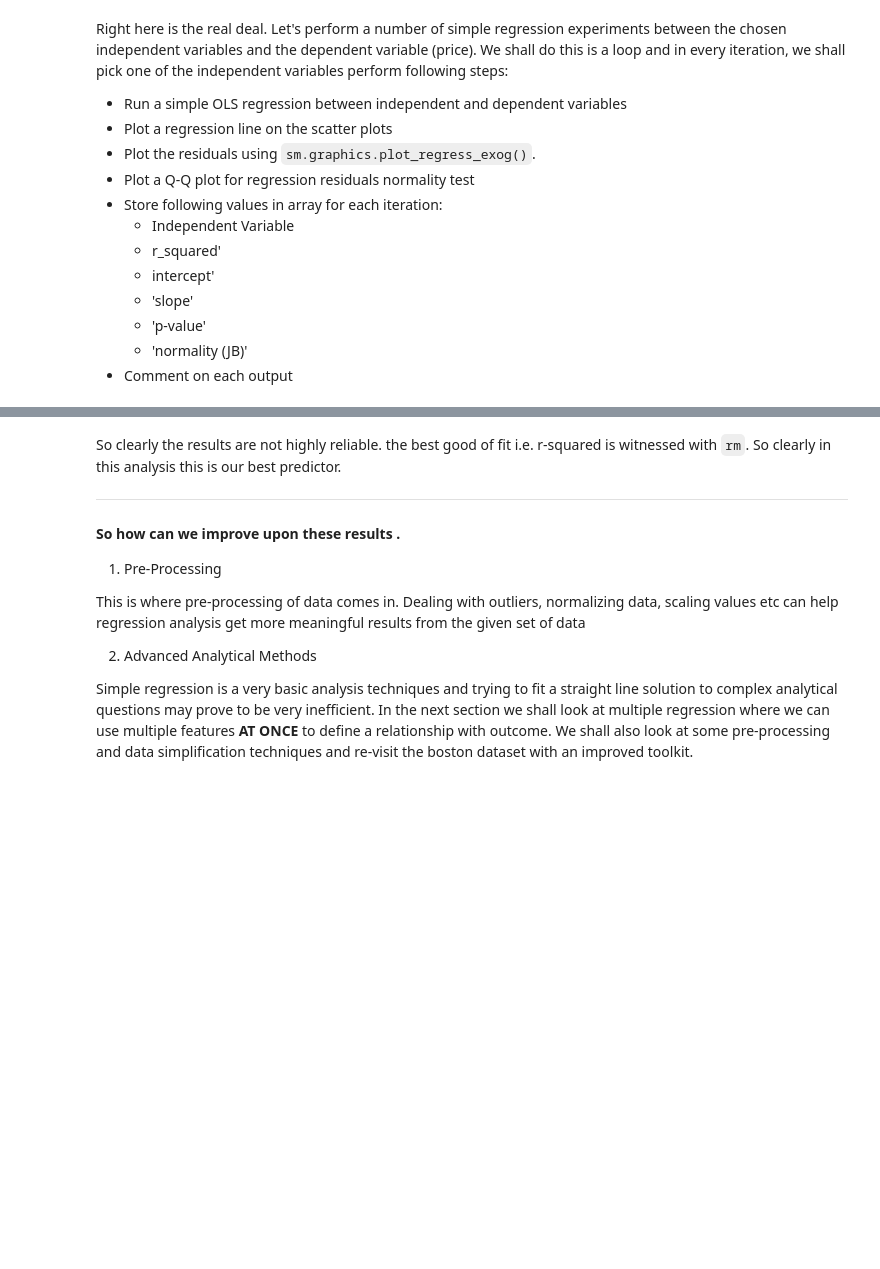
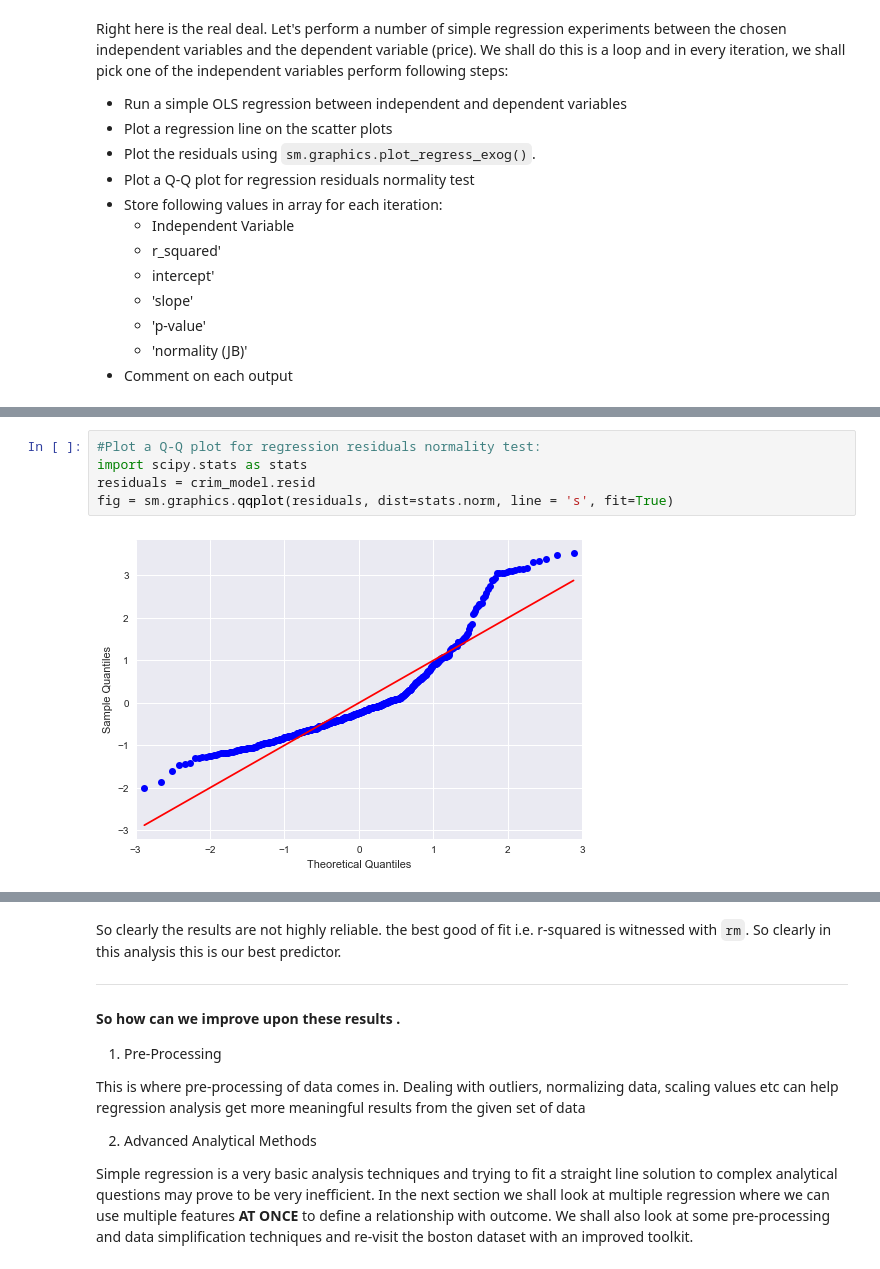
Before and after one commit to Patrickbfuller/dsc-01-10-16-regression-EOD-Lab, a Jupyter notebook: index.ipynb, the cells around one changed output, grey strips where cells are left out. Saved outputs shown, nothing was run; the diff lists cells and outputs as text; blank space fills up the shorter version.

```diff
--- a/index.ipynb
+++ b/index.ipynb
@@ -216,0 +221,7 @@ pd.DataFrame(results)
+# %%
+#Plot a Q-Q plot for regression residuals normality test:
+import scipy.stats as stats
+residuals = crim_model.resid
+fig = sm.graphics.qqplot(residuals, dist=stats.norm, line = 's', fit=True)
+# %% [output]
+[figure, added]
```
Also changed, not shown: parts of 10 cells of this notebook.
